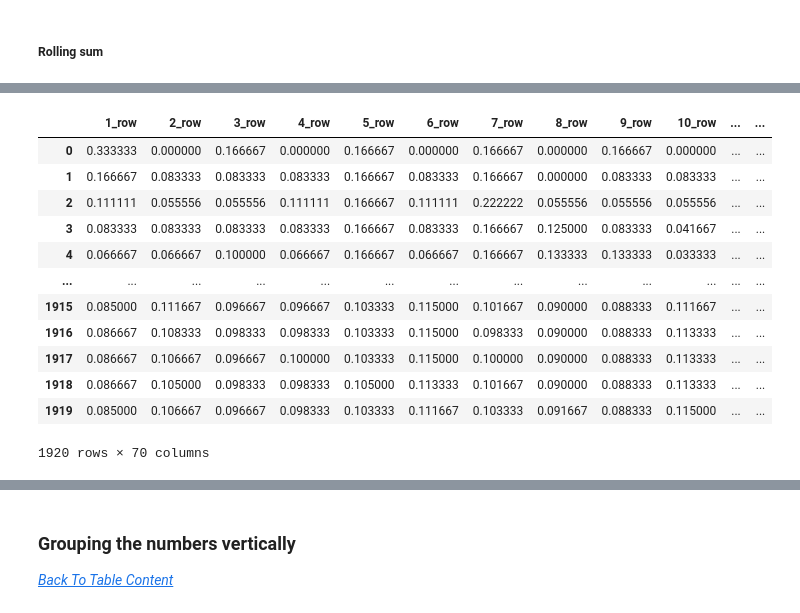
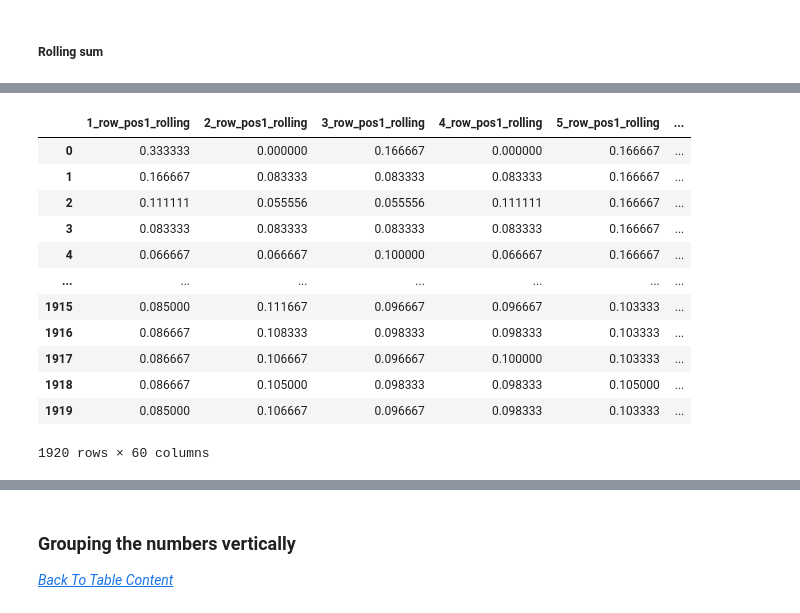
Before and after one commit to TedLLH/HongKongPowerBall_MarkSix, a Jupyter notebook: marksix.ipynb, the cells around one changed output, grey strips where cells are left out. Cells and saved outputs as stored; diff of their text form; code cells hidden in the pictures.

```diff
--- a/marksix.ipynb
+++ b/marksix.ipynb
@@ -664,6 +665,10 @@ def calculate_horizon_cumsum(df, start_col, num_cols):
     total = df_cumsum.sum(axis=1)
     df_cumsum = df_cumsum.div(total, axis=0)
 
+    # Rename columns to include _cumsum
+    pos_num = (start_col - 29) // 10 + 1
+    df_cumsum.columns = [f'{col}_cumsum' for col in df_cumsum.columns]
+
     return df_cumsum
 
 # Calculate cumsum for each position and store in a list
@@ -676,6 +681,5 @@ for pos in range(1, 7):
 
 # Concatenate all position DataFrames
 df_horizon_all_cumsum = pd.concat(position_dfs, axis=1)
-df_horizon_all_cumsum = pd.concat([df_horizon_cumsum, df_horizon_all_cumsum], axis=1)
 df_horizon_all_cumsum
 # %% [output]
@@ -721,45 +726,47 @@ df_horizon_rolling
 # %%
 df_horizon = df_row_dis.iloc[:,19:29]
 
 def calculate_horizon_rolling(df, start_col, num_cols, window=100):
     """Calculate rolling sums and proportions for a specific position"""
     # Select columns for this position
     df_horizon = df.iloc[:, start_col:start_col+num_cols]
 
     # Calculate rolling sums
     df_rolling = df_horizon.rolling(window=window).sum()
 
     # Fill first window-1 rows with cumulative sum
     df_rolling.iloc[0:window, :] = df_horizon.iloc[0:window, :].cumsum()
 
     # Calculate proportions
     total = df_rolling.sum(axis=1)
     df_rolling = df_rolling.div(total, axis=0)
 
     return df_rolling
 
 # Calculate rolling sums for each position
 position_dfs = []
-for pos in range(1, 8):
-    start_col = 19 + (pos-1)*10
+for pos in range(1, 7):
+    start_col = 19 + (pos-1)*10  # Adjusted to start from column 19
     df_result = calculate_horizon_rolling(df_row_dis, start_col, 10)
+    # Rename columns to include _rolling and position number
+    df_result.columns = [f'{i+1}_row_pos{pos}_rolling' for i in range(10)]
     position_dfs.append(df_result)
     exec(f'df_horizon_{pos}_rolling = df_result')
 
 # Concatenate all position DataFrames
 df_horizon_all_rolling = pd.concat(position_dfs, axis=1)
 df_horizon_all_rolling
 # %% [output]
-|  | 1_row | 2_row | 3_row | 4_row | 5_row | 6_row | 7_row | 8_row | 9_row | 10_row | ... | ... |
-| 0 | 0.333333 | 0.000000 | 0.166667 | 0.000000 | 0.166667 | 0.000000 | 0.166667 | 0.000000 | 0.166667 | 0.000000 | ... | ... |
-| 1 | 0.166667 | 0.083333 | 0.083333 | 0.083333 | 0.166667 | 0.083333 | 0.166667 | 0.000000 | 0.083333 | 0.083333 | ... | ... |
-| 2 | 0.111111 | 0.055556 | 0.055556 | 0.111111 | 0.166667 | 0.111111 | 0.222222 | 0.055556 | 0.055556 | 0.055556 | ... | ... |
-| 3 | 0.083333 | 0.083333 | 0.083333 | 0.083333 | 0.166667 | 0.083333 | 0.166667 | 0.125000 | 0.083333 | 0.041667 | ... | ... |
-| 4 | 0.066667 | 0.066667 | 0.100000 | 0.066667 | 0.166667 | 0.066667 | 0.166667 | 0.133333 | 0.133333 | 0.033333 | ... | ... |
-| ... | ... | ... | ... | ... | ... | ... | ... | ... | ... | ... | ... | ... |
-| 1915 | 0.085000 | 0.111667 | 0.096667 | 0.096667 | 0.103333 | 0.115000 | 0.101667 | 0.090000 | 0.088333 | 0.111667 | ... | ... |
-| 1916 | 0.086667 | 0.108333 | 0.098333 | 0.098333 | 0.103333 | 0.115000 | 0.098333 | 0.090000 | 0.088333 | 0.113333 | ... | ... |
-| 1917 | 0.086667 | 0.106667 | 0.096667 | 0.100000 | 0.103333 | 0.115000 | 0.100000 | 0.090000 | 0.088333 | 0.113333 | ... | ... |
-| 1918 | 0.086667 | 0.105000 | 0.098333 | 0.098333 | 0.105000 | 0.113333 | 0.101667 | 0.090000 | 0.088333 | 0.113333 | ... | ... |
-| 1919 | 0.085000 | 0.106667 | 0.096667 | 0.098333 | 0.103333 | 0.111667 | 0.103333 | 0.091667 | 0.088333 | 0.115000 | ... | ... |
+|  | 1_row_pos1_rolling | 2_row_pos1_rolling | 3_row_pos1_rolling | 4_row_pos1_rolling | 5_row_pos1_rolling | ... |
+| 0 | 0.333333 | 0.000000 | 0.166667 | 0.000000 | 0.166667 | ... |
+| 1 | 0.166667 | 0.083333 | 0.083333 | 0.083333 | 0.166667 | ... |
+| 2 | 0.111111 | 0.055556 | 0.055556 | 0.111111 | 0.166667 | ... |
+| 3 | 0.083333 | 0.083333 | 0.083333 | 0.083333 | 0.166667 | ... |
+| 4 | 0.066667 | 0.066667 | 0.100000 | 0.066667 | 0.166667 | ... |
+| ... | ... | ... | ... | ... | ... | ... |
+| 1915 | 0.085000 | 0.111667 | 0.096667 | 0.096667 | 0.103333 | ... |
+| 1916 | 0.086667 | 0.108333 | 0.098333 | 0.098333 | 0.103333 | ... |
+| 1917 | 0.086667 | 0.106667 | 0.096667 | 0.100000 | 0.103333 | ... |
+| 1918 | 0.086667 | 0.105000 | 0.098333 | 0.098333 | 0.105000 | ... |
+| 1919 | 0.085000 | 0.106667 | 0.096667 | 0.098333 | 0.103333 | ... |
-1920 rows × 70 columns
+1920 rows × 60 columns
```
Also changed, not shown: parts of 49 cells of this notebook.
